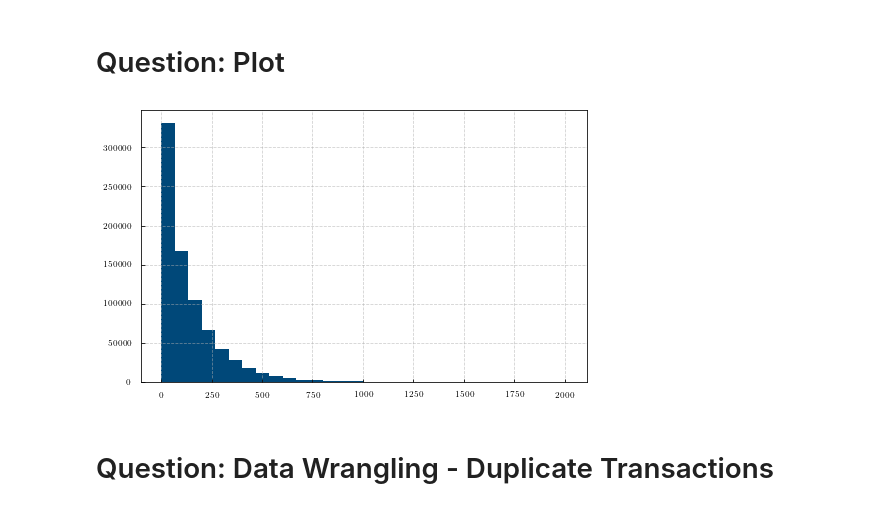
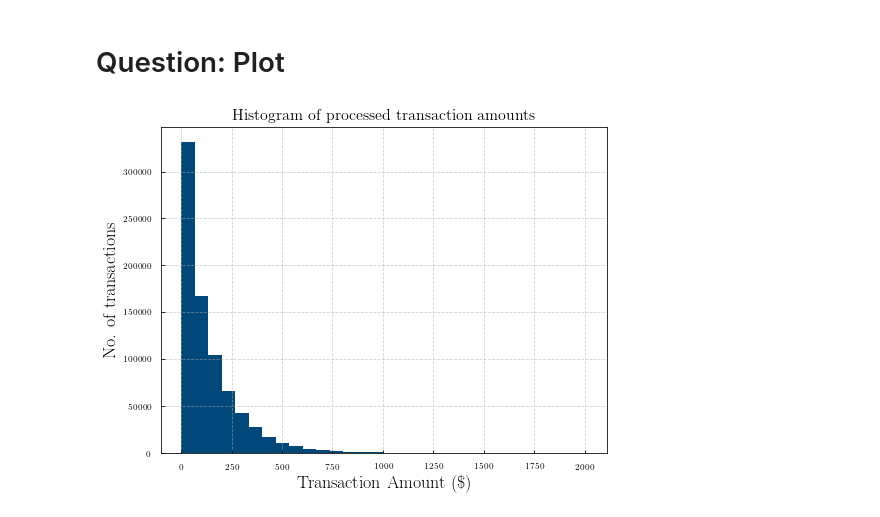
Before and after one commit to dtanoglidis/BayesianNN, a Jupyter notebook: Capital One Data Science Challenge.ipynb, the cells around one changed output. Drawn from its saved outputs; the diff is of its cells as text; code cells hidden in the pictures.

```diff
--- a/Capital One Data Science Challenge.ipynb
+++ b/Capital One Data Science Challenge.ipynb
@@ -105,3 +123,5 @@ dtypes: bool(3), float64(9), int64(6), object(11)
 memory usage: 158.2+ MB
 # %% [markdown]
 **Drop columns that have only null values**
+# %%
+trans_df.drop(['echoBuffer','merchantCity','merchantState','merchantZip','posOnPremises','recurringAuthInd'], axis=1, inplace=True)
@@ -108,2 +137,2 @@ memory usage: 158.2+ MB
 # %%
-trans_df =
+trans_df.describe()
@@ -109,0 +186,2 @@ trans_df =
+# %%
+trans_df['transactionDateTime'] = pd.to_datetime(trans_df['transactionDateTime'],infer_datetime_format=True)
@@ -110,14 +212,14 @@ trans_df =
 # %% [markdown]
 # Question: Plot
 # %%
-prossAmount = trans_df['transactionAmount']
+prossAmount = trans_df['transactionAmount'].values
 
 
-plt.figure(figsize=(8,5))
+plt.figure(figsize=(8,6))
 plt.hist(prossAmount, color=cap1_blue, bins=30)
 plt.grid(ls='--',alpha=0.6)
+plt.title("Histogram of processed transaction amounts", fontsize=16)
+plt.xlabel(r'Transaction Amount $(\$)$',fontsize=18);plt.ylabel('No. of transactions', fontsize=18)
 plt.show()
 # %% [output]
-[figure, old version]
+[figure, new version]
-# %% [markdown]
-# Question: Data Wrangling - Duplicate Transactions
```
Also changed, not shown: parts of 42 cells of this notebook.
